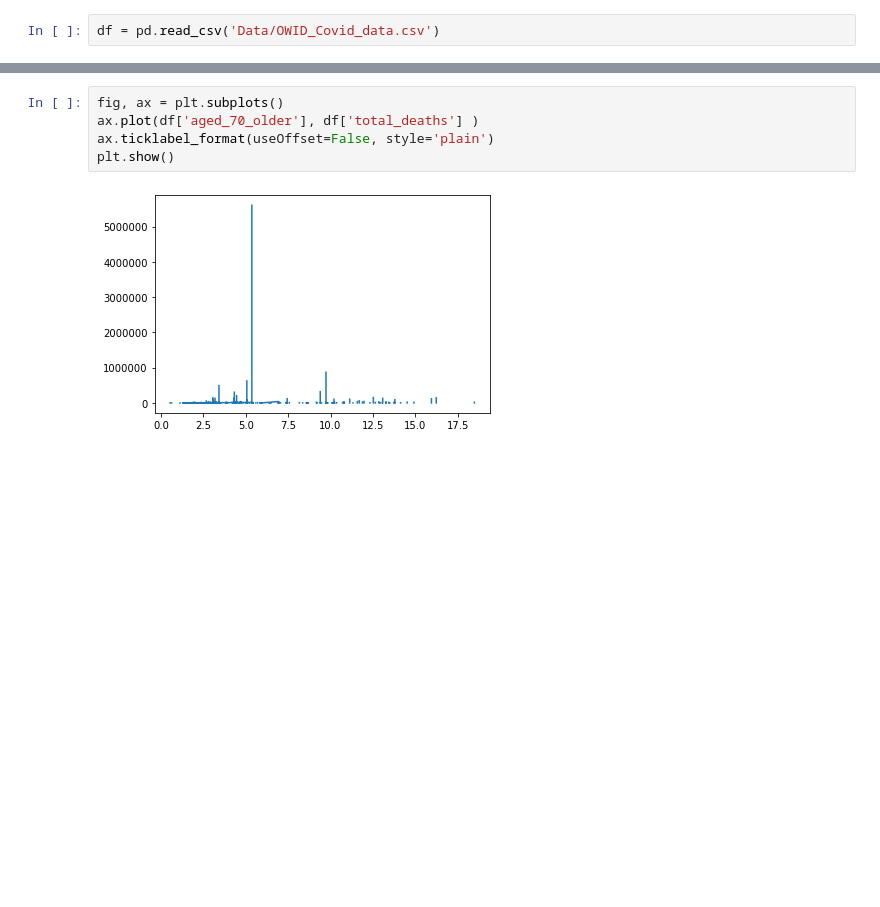
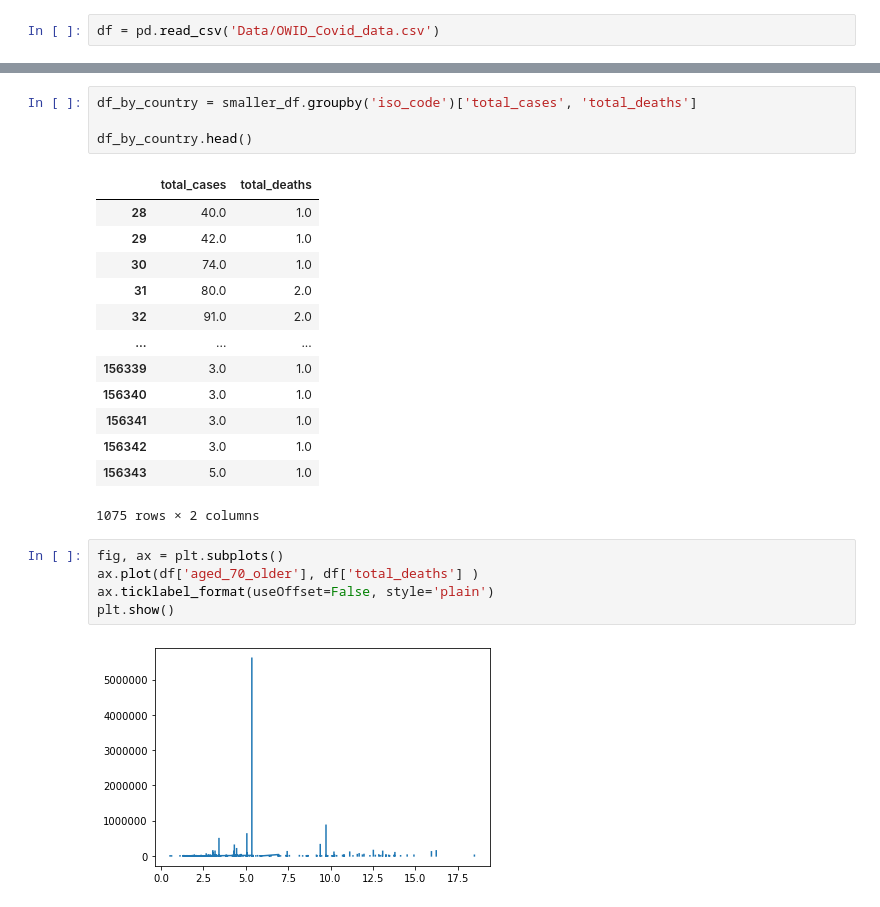
Before and after one commit to sammyschapps87/Covid-Predictor, a Jupyter notebook: Covid_evaluation/covid_starter.ipynb, the cells around one changed output, grey strips where cells are left out. Saved outputs shown, nothing was run; the diff lists cells and outputs as text; blank space fills up the shorter version.

```diff
--- a/Covid_evaluation/covid_starter.ipynb
+++ b/Covid_evaluation/covid_starter.ipynb
@@ -9,3 +111,21 @@ df = pd.read_csv('Data/OWID_Covid_data.csv')
+# %%
+df_by_country = smaller_df.groupby('iso_code')['total_cases', 'total_deaths']
+
+df_by_country.head()
+# %% [output]
+|  | total_cases | total_deaths |
+| 28 | 40.0 | 1.0 |
+| 29 | 42.0 | 1.0 |
+| 30 | 74.0 | 1.0 |
+| 31 | 80.0 | 2.0 |
+| 32 | 91.0 | 2.0 |
+| ... | ... | ... |
+| 156339 | 3.0 | 1.0 |
+| 156340 | 3.0 | 1.0 |
+| 156341 | 3.0 | 1.0 |
+| 156342 | 3.0 | 1.0 |
+| 156343 | 5.0 | 1.0 |
+1075 rows × 2 columns
 # %%
 fig, ax = plt.subplots()
 ax.plot(df['aged_70_older'], df['total_deaths'] )
```
Also changed, not shown: parts of 24 cells of this notebook.
